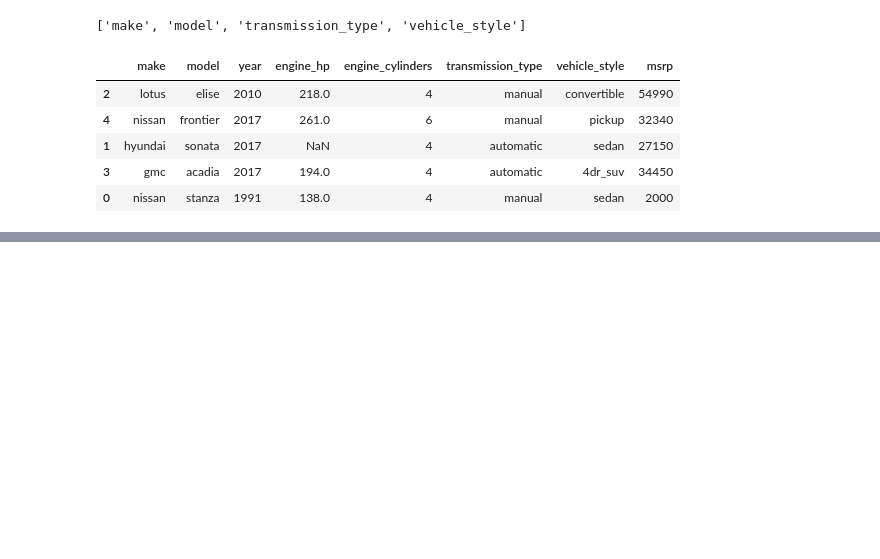
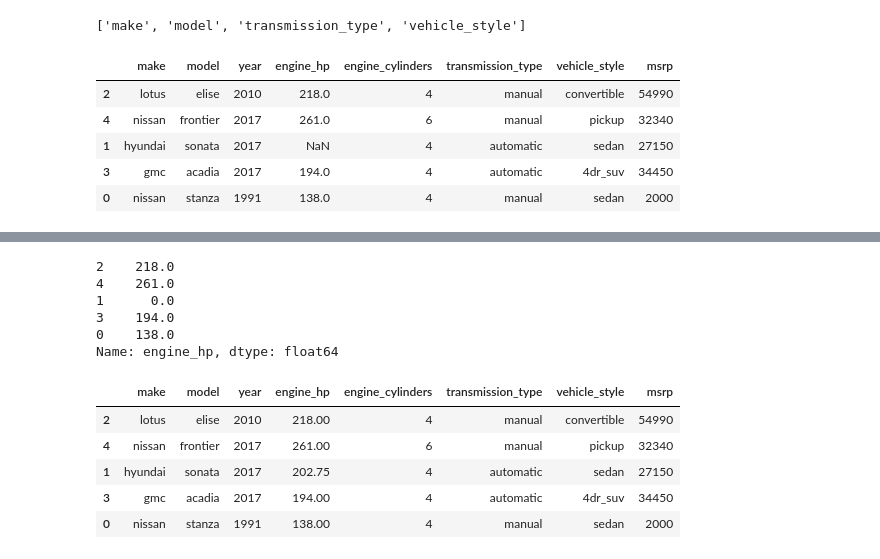
Before and after one commit to rodmargon/machine-learning-zoocamp-homework, a Jupyter notebook: 01-Intro/pandas.ipynb, the cells around one changed output, grey strips where cells are left out. Cells and saved outputs as stored; diff of their text form; code cells hidden in the pictures; blank space fills up the shorter version.

```diff
--- a/01-Intro/pandas.ipynb
+++ b/01-Intro/pandas.ipynb
@@ -514,0 +604,19 @@ df
+# %%
+df.engine_hp.fillna(0)
+# %% [output]
+2    218.0
+4    261.0
+1      0.0
+3    194.0
+0    138.0
+Name: engine_hp, dtype: float64
+# %%
+df.engine_hp = df.engine_hp.fillna(df.engine_hp.mean())
+df
+# %% [output]
+|  | make | model | year | engine_hp | engine_cylinders | transmission_type | vehicle_style | msrp |
+| 2 | lotus | elise | 2010 | 218.00 | 4 | manual | convertible | 54990 |
+| 4 | nissan | frontier | 2017 | 261.00 | 6 | manual | pickup | 32340 |
+| 1 | hyundai | sonata | 2017 | 202.75 | 4 | automatic | sedan | 27150 |
+| 3 | gmc | acadia | 2017 | 194.00 | 4 | automatic | 4dr_suv | 34450 |
+| 0 | nissan | stanza | 1991 | 138.00 | 4 | manual | sedan | 2000 |
```
Also changed, not shown: parts of 10 cells of this notebook.
